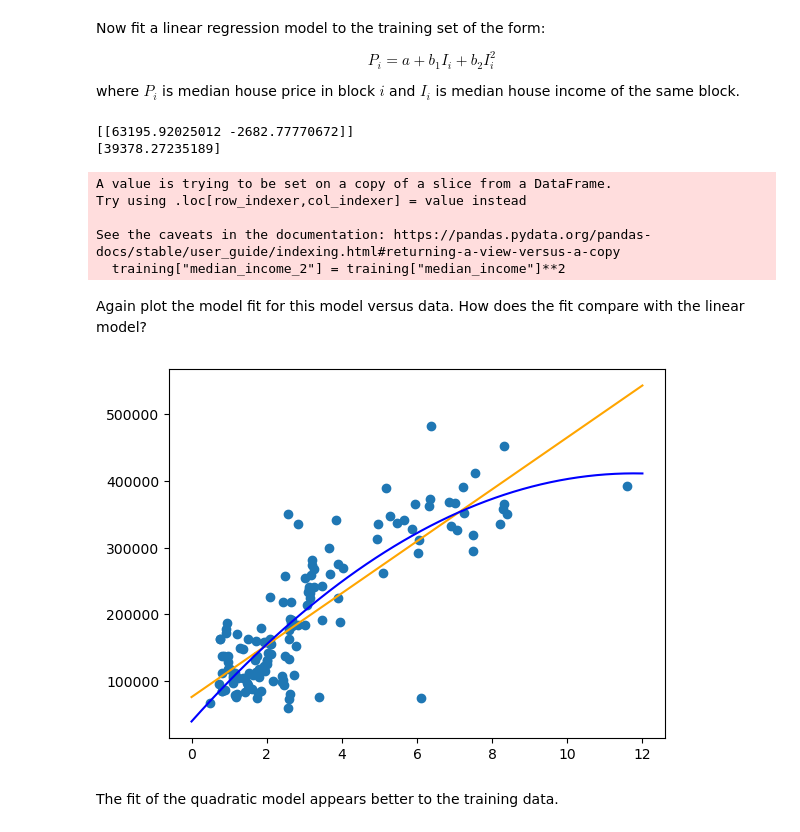
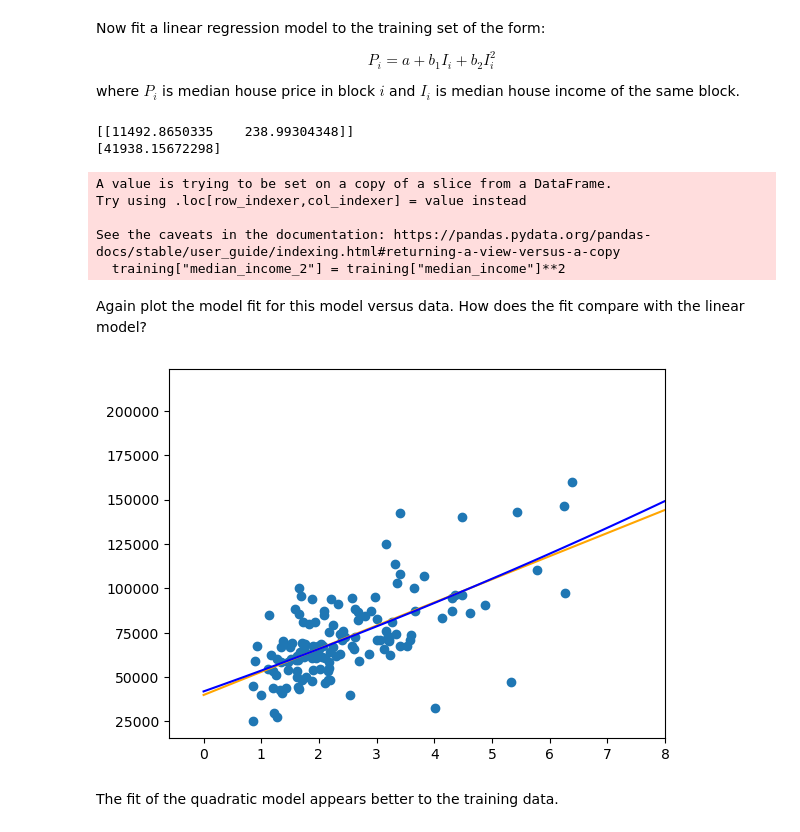
Before and after one commit to lm2612/Tutorials, a Jupyter notebook: 1-LinearRegression_HousePrice_Answers.ipynb, the cells around one changed output. Cells and saved outputs as stored; diff of their text form; code cells hidden in the pictures.

Commit message:
changed path to data

```diff
--- a/1-LinearRegression_HousePrice_Answers.ipynb
+++ b/1-LinearRegression_HousePrice_Answers.ipynb
@@ -31,7 +31,7 @@ import pandas as pd
 import numpy as np
 import matplotlib.pyplot as plt
 
-df = pd.read_csv("housing_short.csv")
+df = pd.read_csv("sample_data/california_housing_train.csv", nrows=200)
 df
 # %% [output]
 |  | longitude | latitude | housing_median_age | total_rooms | total_bedrooms | population | households | ... |
@@ -49,0 +50,3 @@ df
+# %%
+df = df.dropna()
+df
@@ -162,8 +179,8 @@ reg2.fit(X, y)
 print(reg2.coef_)
 print(reg2.intercept_)
 # %% [output]
-[[63195.92025012 -2682.77770672]]
-[39378.27235189]
+[[11492.8650335    238.99304348]]
+[41938.15672298]
 A value is trying to be set on a copy of a slice from a DataFrame.
 Try using .loc[row_indexer,col_indexer] = value instead
 
@@ -174,16 +191,17 @@ Again plot the model fit for this model versus data. How does the fit compare wi
 # %%
 # generate predicted price for quadratic model
 income_ranges = pd.DataFrame({'median_income':income[:,0],
                               'median_income_2':income[:,0]**2})
 price2 = reg2.predict(income_ranges)
 
 # plot over top of data
 plt.scatter(training["median_income"], training["median_house_value"])
 plt.plot(income, price, "orange")
 plt.plot(income, price2, "blue")
+plt.axis(xmax=8)
 plt.show()
 # %% [output]
-[figure, old version]
+[figure, new version]
 # %% [markdown]
 The fit of the quadratic model appears better to the training data.
 # %% [markdown]
```
Also changed, not shown: parts of 18 cells of this notebook.
